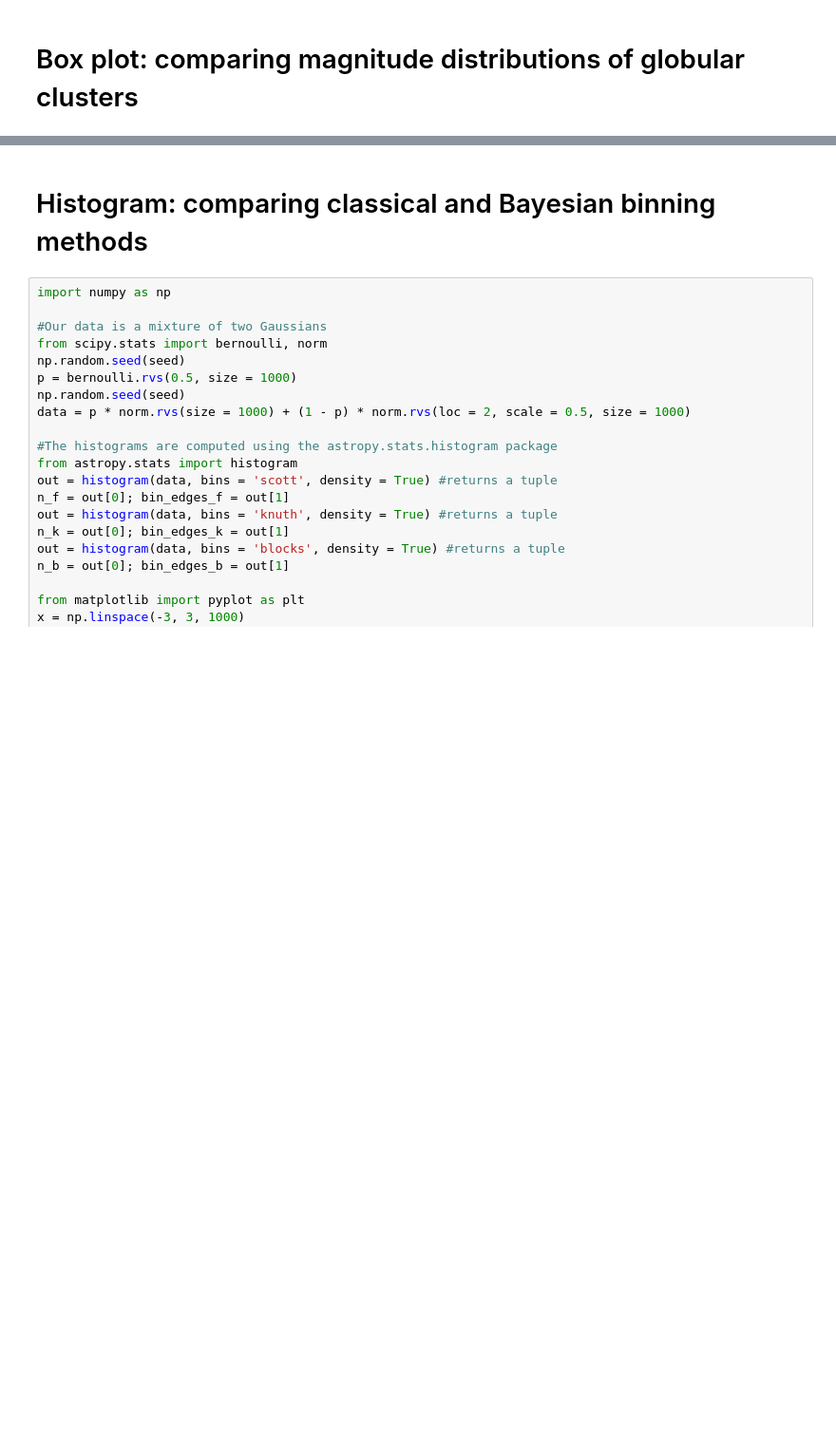
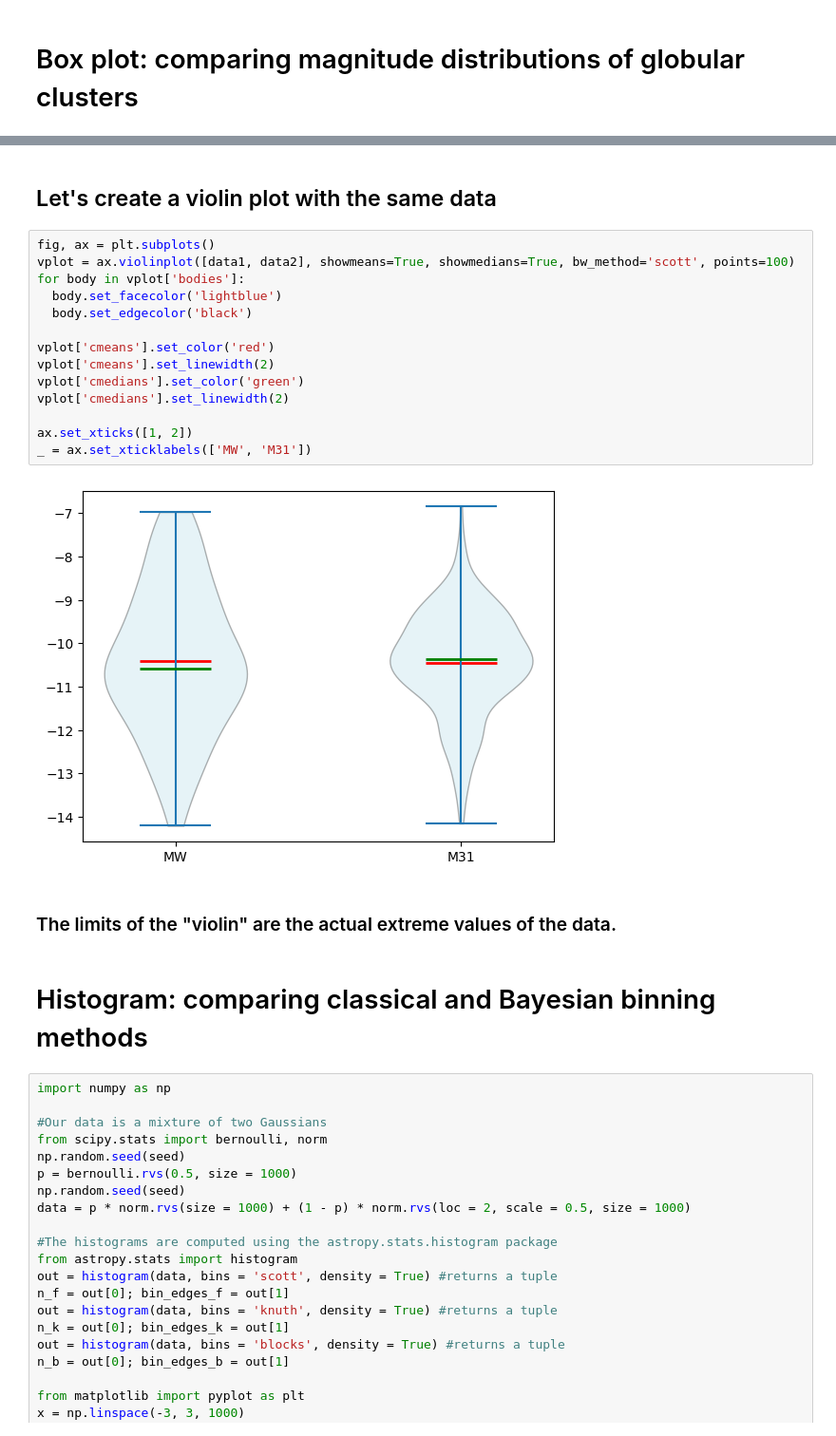
Before and after one commit to sundarjhu/Astrostatistics2025, a Jupyter notebook: Lesson16.ipynb, the cells around one changed output, grey strips where cells are left out. Shown at 95% size. Saved outputs shown, nothing was run; the diff lists cells and outputs as text; blank space fills up the shorter version.

```diff
--- a/Lesson16.ipynb
+++ b/Lesson16.ipynb
@@ -32,3 +30,23 @@ plt.boxplot([data1, data2], labels=['MW', 'M31'])#, whis=[2.5, 97.5])#, meanline
+# %% [markdown]
+## Let's create a violin plot with the same data
+# %%
+fig, ax = plt.subplots()
+vplot = ax.violinplot([data1, data2], showmeans=True, showmedians=True, bw_method='scott', points=100)
+for body in vplot['bodies']:
+  body.set_facecolor('lightblue')
+  body.set_edgecolor('black')
+
+vplot['cmeans'].set_color('red')
+vplot['cmeans'].set_linewidth(2)
+vplot['cmedians'].set_color('green')
+vplot['cmedians'].set_linewidth(2)
+
+ax.set_xticks([1, 2])
+_ = ax.set_xticklabels(['MW', 'M31'])
+# %% [output]
+[figure, added]
+# %% [markdown]
+### The limits of the "violin" are the actual extreme values of the data.
 # %% [markdown]
 # Histogram: comparing classical and Bayesian binning methods
 # %%
```
Also changed, not shown: parts of 11 cells of this notebook.
